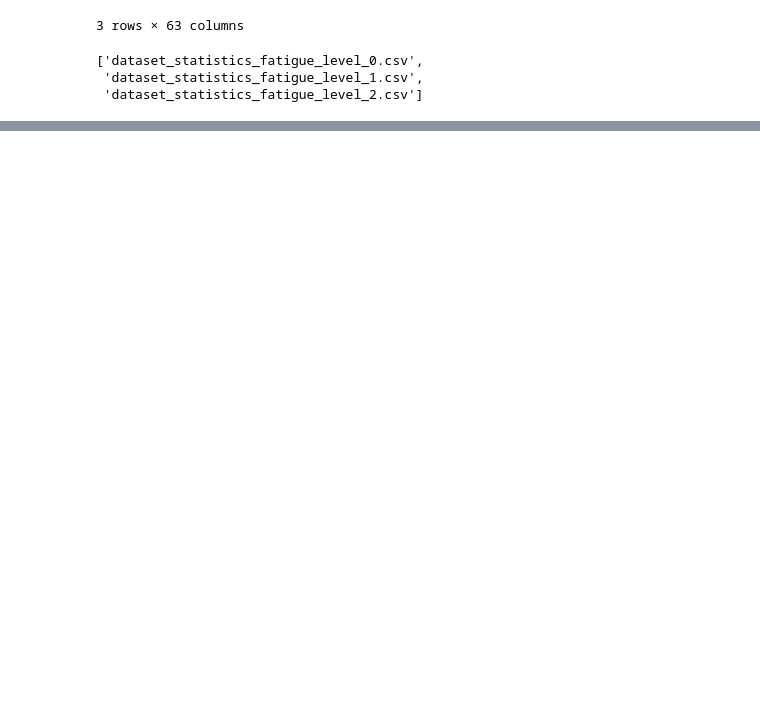
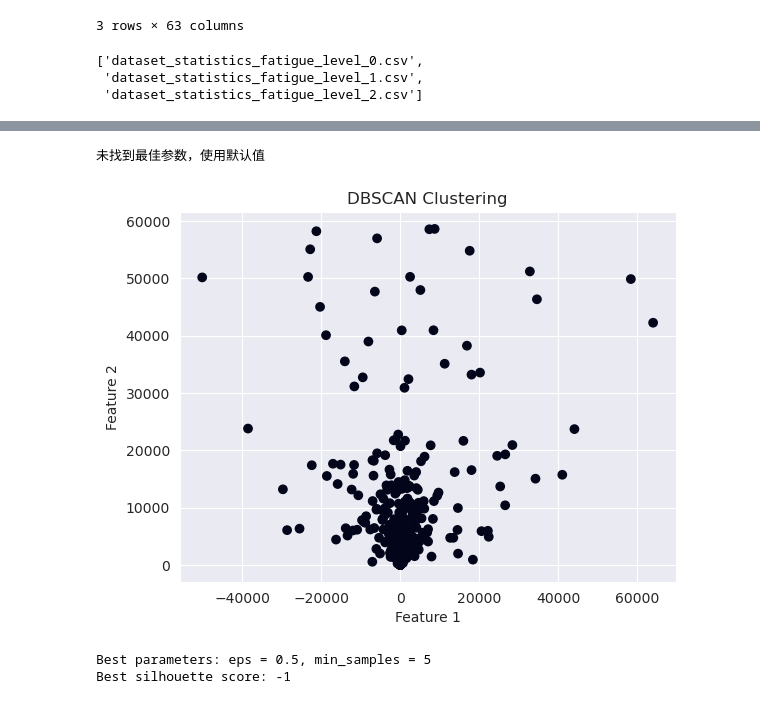
Before and after one commit to shinmohuang/FurtherResearch, a Jupyter notebook: daraset_visualization.ipynb, the cells around one changed output, grey strips where cells are left out. Saved outputs shown, nothing was run; the diff lists cells and outputs as text; code cells hidden in the pictures; blank space fills up the shorter version.

```diff
--- a/daraset_visualization.ipynb
+++ b/daraset_visualization.ipynb
@@ -223,0 +224,63 @@ high_fatigue
+# %%
+from sklearn.cluster import DBSCAN
+from sklearn.metrics import silhouette_score
+import matplotlib.pyplot as plt
+import pandas as pd
+import numpy as np
+from sklearn.model_selection import train_test_split
+
+# 原始数据预处理
+save_column = dataset['Fatigue_level']
+data_fuzzy = dataset.drop(columns=['Fatigue_level'])
+data_np = data_fuzzy.values  # 不需要转置
+
+# 分割数据
+X_train, X_val = train_test_split(data_np, test_size=0.3)
+
+# DBSCAN参数设置
+eps_values = np.arange(0.1, 1.0, 0.1)  # 可以根据数据调整这些值
+min_samples_values = range(2, 10)  # 同样可以根据需要调整
+best_score = -1
+best_params = None
+
+for eps in eps_values:
+    for min_samples in min_samples_values:
+        # 应用DBSCAN
+        db = DBSCAN(eps=eps, min_samples=min_samples).fit(X_train)
+        labels = db.labels_
+
+        # 忽略噪声（标签为-1的点）
+        core_samples_mask = np.zeros_like(db.labels_, dtype=bool)
+        core_samples_mask[db.core_sample_indices_] = True
+        unique_labels = set(labels) - {-1}
+
+        # 仅当存在至少两个非噪声簇时计算轮廓系数
+        if len(unique_labels) > 1:
+            score = silhouette_score(X_train[core_samples_mask], labels[core_samples_mask])
+            if score > best_score:
+                best_score = score
+                best_params = (eps, min_samples)
+
+# 如果未找到最佳参数，则使用默认值
+if best_params is None:
+    best_params = (0.5, 5)  # 这些是DBSCAN的常用默认值
+    print("未找到最佳参数，使用默认值")
+
+# 使用最佳参数应用DBSCAN
+db_final = DBSCAN(eps=best_params[0], min_samples=best_params[1]).fit(data_np)
+final_labels = db_final.labels_
+
+# 可视化结果
+plt.scatter(data_np[:, 0], data_np[:, 1], c=final_labels)
+plt.title('DBSCAN Clustering')
+plt.xlabel('Feature 1')
+plt.ylabel('Feature 2')
+plt.show()
+
+print(f"Best parameters: eps = {best_params[0]}, min_samples = {best_params[1]}")
+print(f"Best silhouette score: {best_score}")
+# %% [output]
+未找到最佳参数，使用默认值
+[figure, added]
+Best parameters: eps = 0.5, min_samples = 5
+Best silhouette score: -1
```
Also changed, not shown: parts of 2 cells of this notebook, 2 other files.
